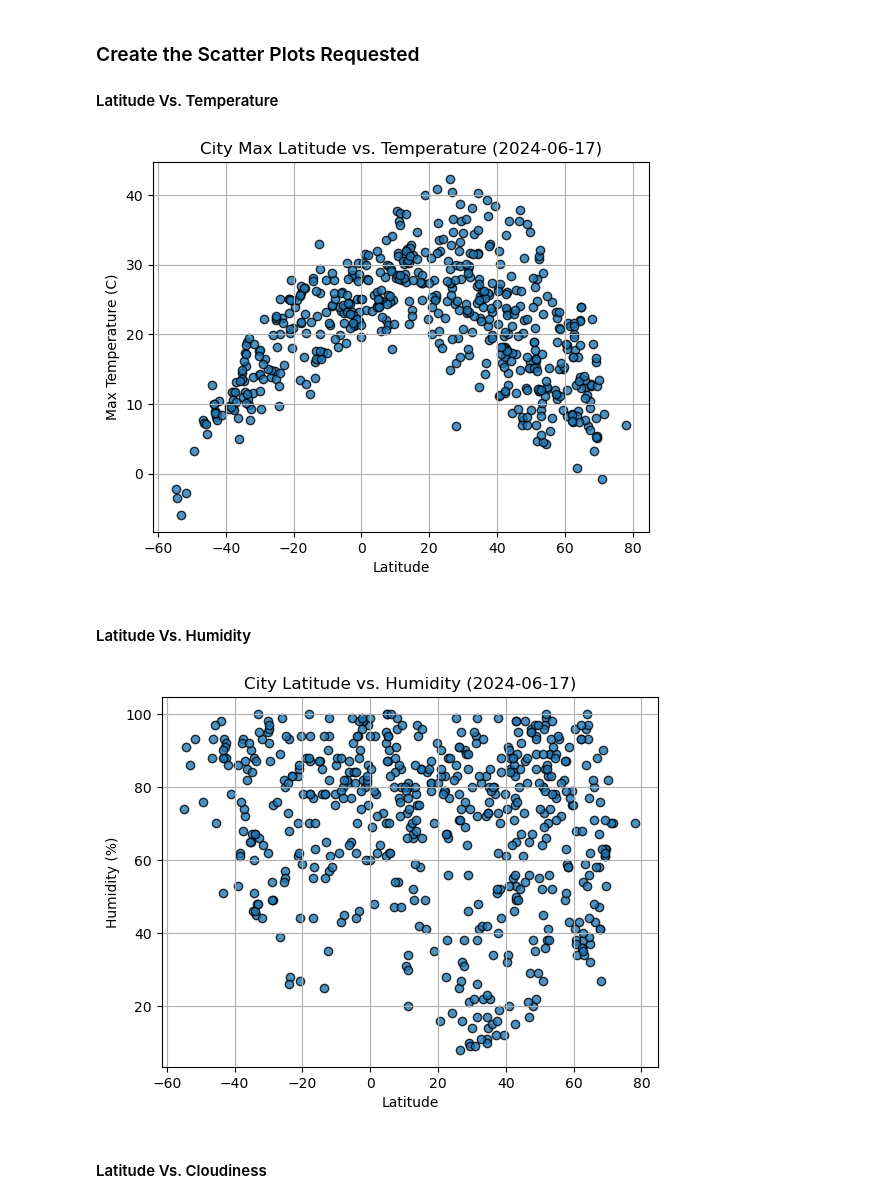
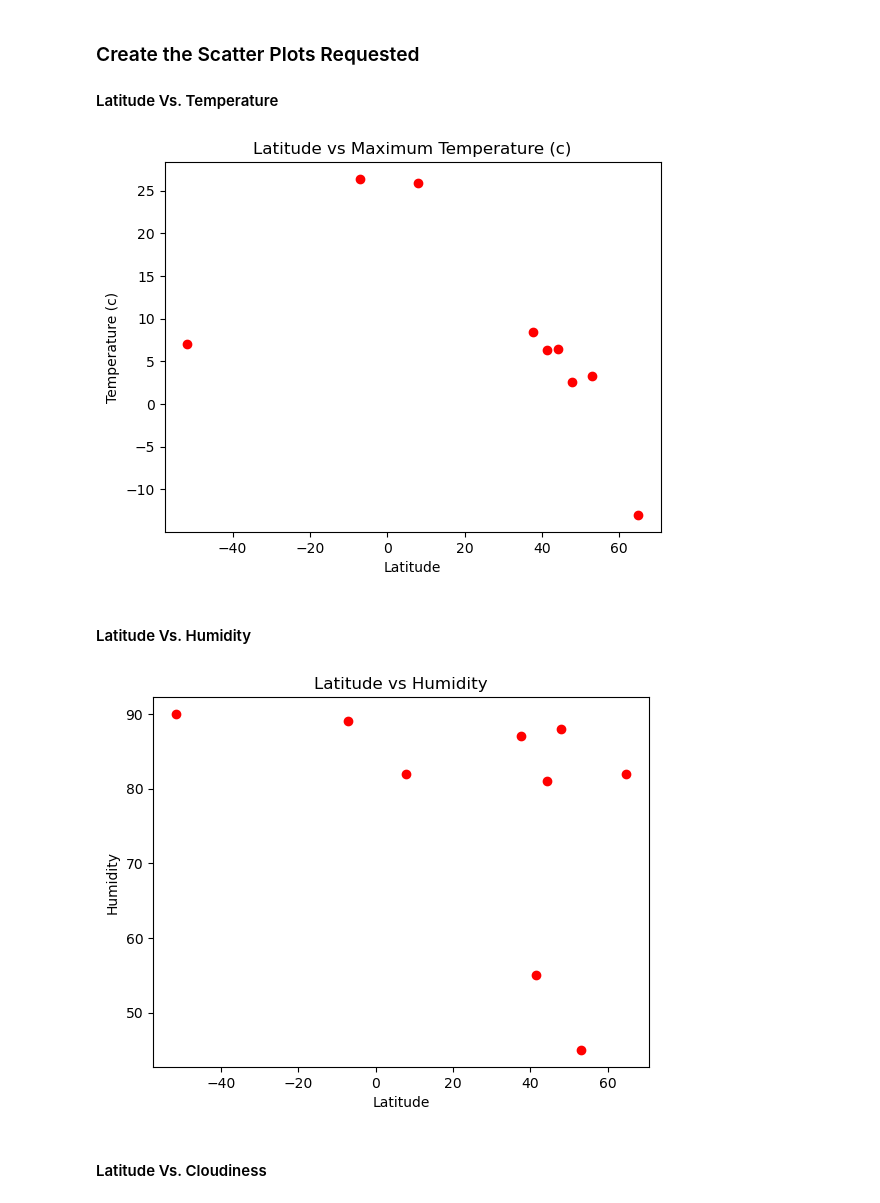
Before and after one commit to linderkm/python-api-challenge, a Jupyter notebook: weatherpy/WeatherPy.ipynb, the cells around one changed output. Saved outputs shown, nothing was run; the diff lists cells and outputs as text; code cells hidden in the pictures.

Commit message:
adding base code for weatherPy requirement 1 plots

```diff
--- a/weatherpy/WeatherPy.ipynb
+++ b/weatherpy/WeatherPy.ipynb
@@ -213,34 +211,44 @@ city_data_df.head()
 #### Latitude Vs. Temperature
 # %%
 # Build scatter plot for latitude vs. temperature
-# YOUR CODE HERE
+x_axis = city_data_df["Lat"]
+y_axis = city_data_df["Max Temp"]
 
+plt.scatter(x_axis, y_axis, color = 'r')
 # Incorporate the other graph properties
-# YOUR CODE HERE
+
+plt.title("Latitude vs Maximum Temperature (c)")
+plt.xlabel("Latitude")
+plt.ylabel("Temperature (c)")
 
 # Save the figure
-plt.savefig("output_data/Fig1.png")
+#plt.savefig("output_data/Fig1.png")
 
 # Show plot
 plt.show()
 # %% [output]
-[figure, old version]
+[figure, new version]
 # %% [markdown]
 #### Latitude Vs. Humidity
 # %%
-# Build the scatter plots for latitude vs. humidity
-# YOUR CODE HERE
+# Build scatter plot for latitude vs. temperature
+x_axis = city_data_df["Lat"]
+y_axis = city_data_df["Humidity"]
 
+plt.scatter(x_axis, y_axis, color = 'r')
 # Incorporate the other graph properties
-# YOUR CODE HERE
+
+plt.title("Latitude vs Humidity")
+plt.xlabel("Latitude")
+plt.ylabel("Humidity")
 
 # Save the figure
-plt.savefig("output_data/Fig2.png")
+#plt.savefig("output_data/Fig1.png")
 
 # Show plot
 plt.show()
 # %% [output]
-[figure, old version]
+[figure, new version]
 # %% [markdown]
 #### Latitude Vs. Cloudiness
 # %%
```
Also changed, not shown: parts of 18 cells of this notebook, 1 other file.
